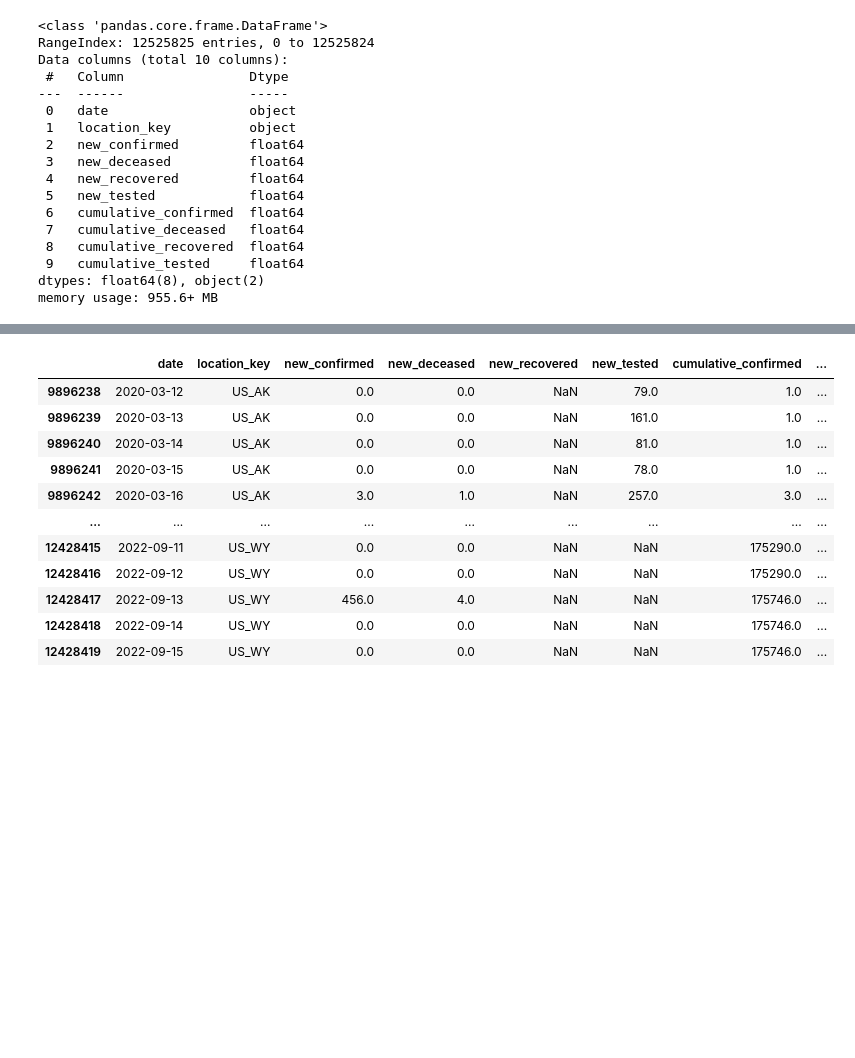
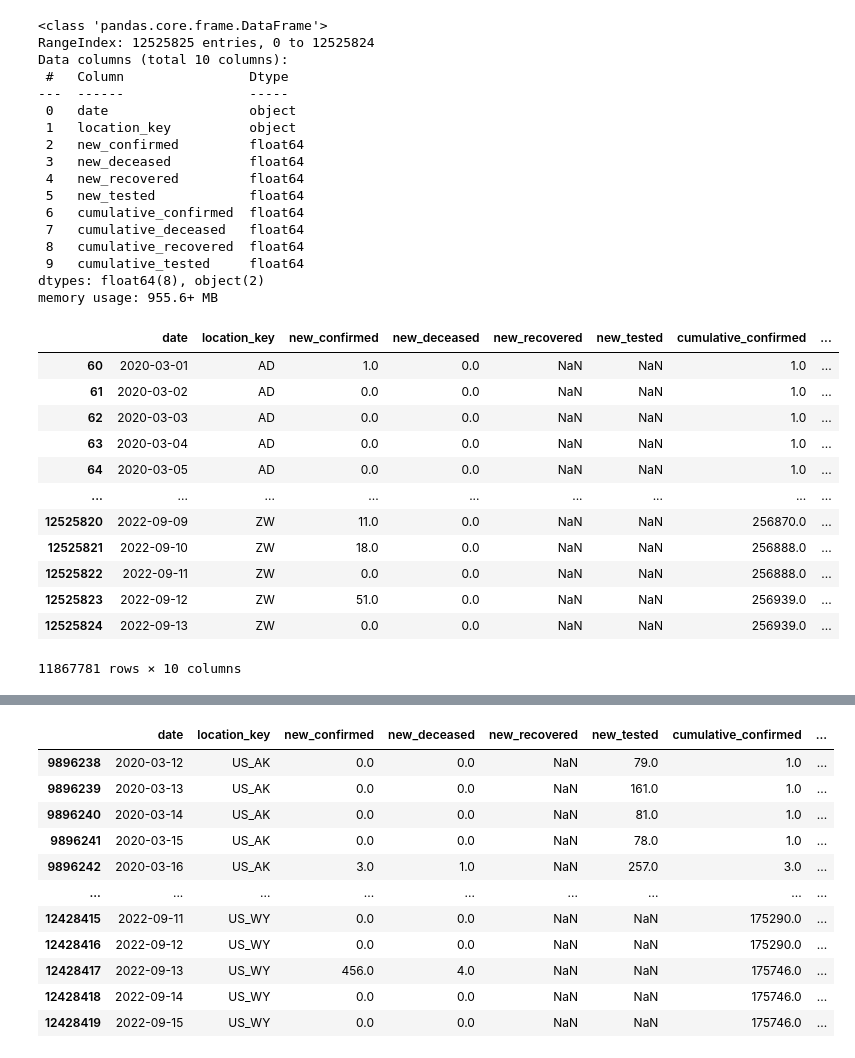
Before and after one commit to andrewjmack/covid-data-visualization, a Jupyter notebook: Covid_cleaning.ipynb, the cells around one changed output, grey strips where cells are left out. Cells and saved outputs as stored; diff of their text form; code cells hidden in the pictures; blank space fills up the shorter version.

```diff
--- a/Covid_cleaning.ipynb
+++ b/Covid_cleaning.ipynb
@@ -34,7 +37,20 @@ Data columns (total 10 columns):
 dtypes: float64(8), object(2)
 memory usage: 955.6+ MB
 # %%
+#limit the dates to those of the first infection reported
 epidem_group = epidem.loc[epidem['cumulative_confirmed']>=1]
-#epidem_group
-epidem_group = epidem_group.dropna(subset=['location_key'])
-#epidem_group
+epidem_group
+# %% [output]
+|  | date | location_key | new_confirmed | new_deceased | new_recovered | new_tested | cumulative_confirmed | ... |
+| 60 | 2020-03-01 | AD | 1.0 | 0.0 | NaN | NaN | 1.0 | ... |
+| 61 | 2020-03-02 | AD | 0.0 | 0.0 | NaN | NaN | 1.0 | ... |
+| 62 | 2020-03-03 | AD | 0.0 | 0.0 | NaN | NaN | 1.0 | ... |
+| 63 | 2020-03-04 | AD | 0.0 | 0.0 | NaN | NaN | 1.0 | ... |
+| 64 | 2020-03-05 | AD | 0.0 | 0.0 | NaN | NaN | 1.0 | ... |
+| ... | ... | ... | ... | ... | ... | ... | ... | ... |
+| 12525820 | 2022-09-09 | ZW | 11.0 | 0.0 | NaN | NaN | 256870.0 | ... |
+| 12525821 | 2022-09-10 | ZW | 18.0 | 0.0 | NaN | NaN | 256888.0 | ... |
+| 12525822 | 2022-09-11 | ZW | 0.0 | 0.0 | NaN | NaN | 256888.0 | ... |
+| 12525823 | 2022-09-12 | ZW | 51.0 | 0.0 | NaN | NaN | 256939.0 | ... |
+| 12525824 | 2022-09-13 | ZW | 0.0 | 0.0 | NaN | NaN | 256939.0 | ... |
+11867781 rows × 10 columns
```
Also changed, not shown: parts of 23 cells of this notebook, 12 other files.
